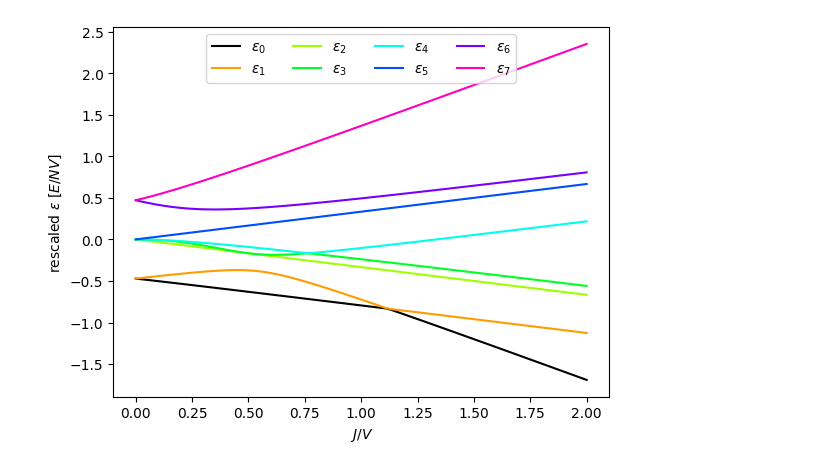
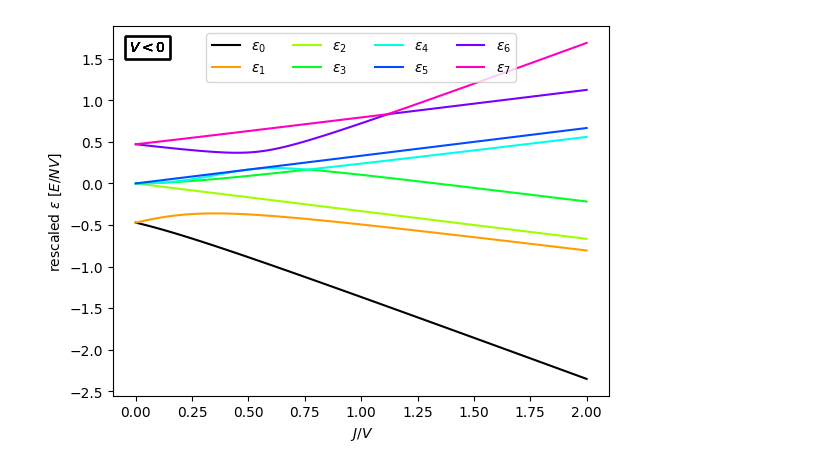
Before and after one commit to jwdesroches/synthetic_dimensions, a Jupyter notebook: adiabatic_evolution/trying_to_get_refamiliar.ipynb, the cells around one changed output. Saved outputs shown, nothing was run; the diff lists cells and outputs as text; code cells hidden in the pictures.

```diff
--- a/adiabatic_evolution/trying_to_get_refamiliar.ipynb
+++ b/adiabatic_evolution/trying_to_get_refamiliar.ipynb
@@ -14,7 +14,7 @@ warnings.filterwarnings("ignore")
 # %%
 N = 3
 M = 2
-V = 1
+V = -1
 indices = np.arange(0,100,1)
 J_V_ratio_routine = np.linspace(2,0,100)
 mu_V_ratio_routine = np.linspace(0,0,100)
@@ -32,14 +32,18 @@ rescaled_energies = np.array(rescaled_energies)
 # %%
 fig, ax = plt.subplots()
 cmap = get_cmap("gist_rainbow", M**N)
 for i in range(M**N):
     if i == 0:
         ax.plot(J_V_ratio_routine, rescaled_energies[:,i],"-k", label = "$\epsilon_0$")
     else:
         ax.plot(J_V_ratio_routine, rescaled_energies[:,i], color = cmap(i), label = f"$\epsilon_{i}$")
 
     ax.legend(ncols = M**N//2, loc = "upper center")
     ax.set_ylabel("rescaled $\epsilon$ $[E/NV]$")
     ax.set_xlabel("$J/V$")
+    text = "$V>0$" if np.sign(V) == 1 else "$V<0$"
+    ax.text(0.15, 0.85, text, transform=fig.transFigure, ha="left", va="top",
+            bbox=dict(boxstyle="square", edgecolor="black", facecolor="none"),
+            fontsize=10)
 # %% [output]
-[figure, old version]
+[figure, new version]
```
